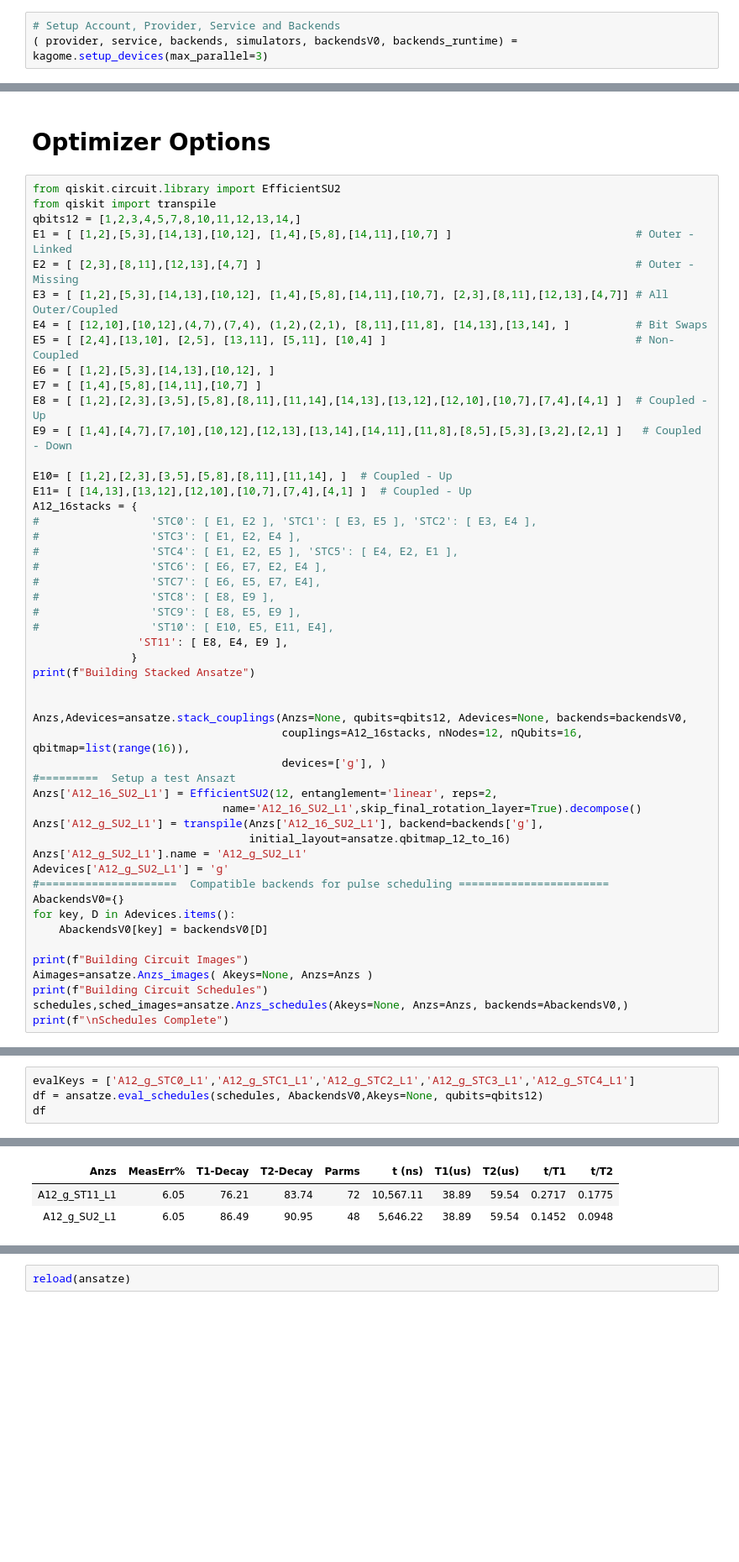
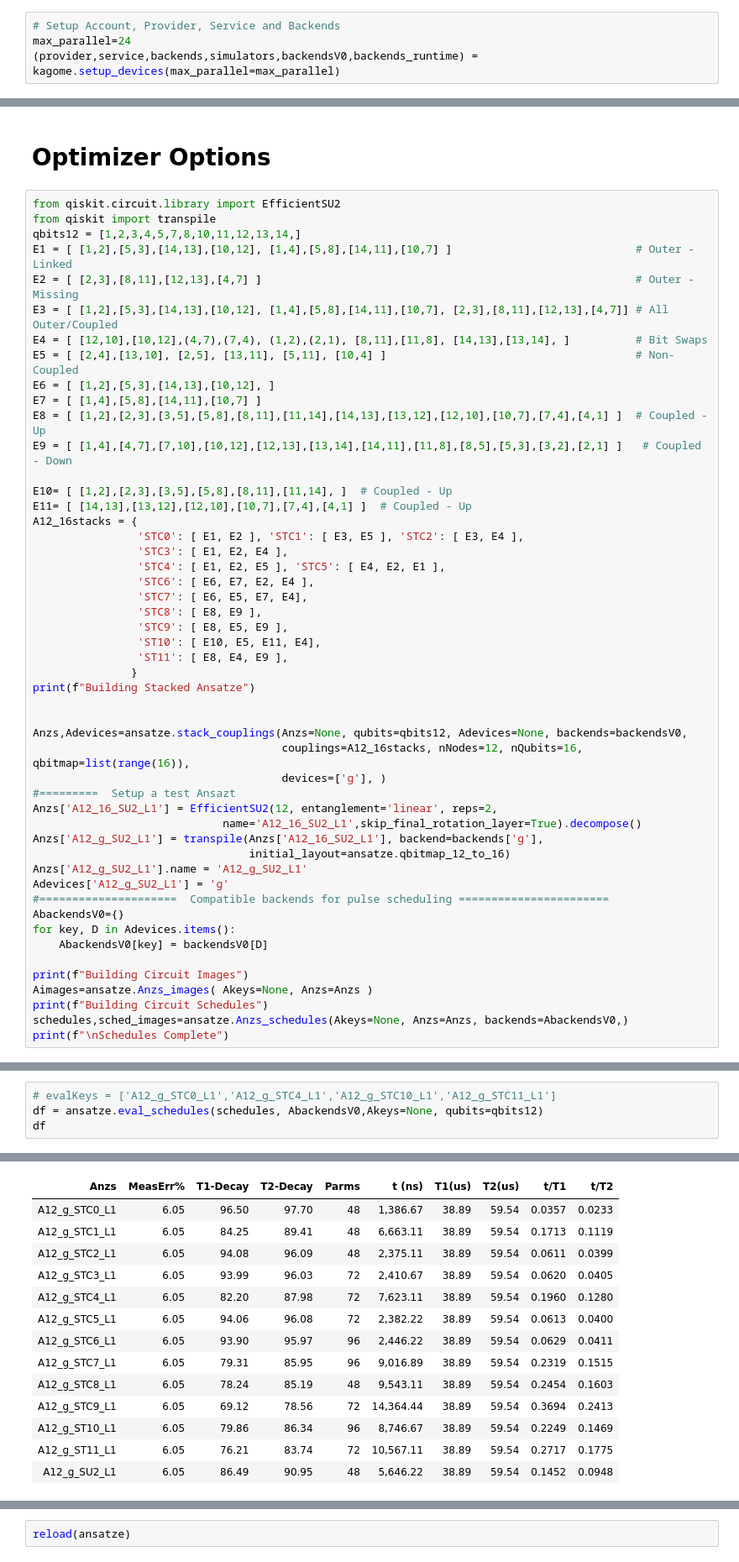
Before and after one commit to rrodenbusch/open-science-prize-2022, a Jupyter notebook: H12_16-Kagome.ipynb, the cells around one changed output, grey strips where cells are left out. Shown at 84% size. Saved outputs shown, nothing was run; the diff lists cells and outputs as text; blank space fills up the shorter version.

```diff
--- a/H12_16-Kagome.ipynb
+++ b/H12_16-Kagome.ipynb
@@ -170,5 +167,6 @@ H4_4: Edges 4 Eigenvalues 16
 Hamiltonians Loaded
 # %%
 # Setup Account, Provider, Service and Backends
-( provider, service, backends, simulators, backendsV0, backends_runtime) = kagome.setup_devices(max_parallel=3)
+max_parallel=24
+(provider,service,backends,simulators,backendsV0,backends_runtime) = kagome.setup_devices(max_parallel=max_parallel)
 # %% [output]
@@ -222,14 +219,14 @@ E9 = [ [1,4],[4,7],[7,10],[10,12],[12,13],[13,14],[14,11],[11,8],[8,5],[5,3],[3,
 E10= [ [1,2],[2,3],[3,5],[5,8],[8,11],[11,14], ]  # Coupled - Up
 E11= [ [14,13],[13,12],[12,10],[10,7],[7,4],[4,1] ]  # Coupled - Up
 A12_16stacks = {
-#                 'STC0': [ E1, E2 ], 'STC1': [ E3, E5 ], 'STC2': [ E3, E4 ],
-#                 'STC3': [ E1, E2, E4 ],
-#                 'STC4': [ E1, E2, E5 ], 'STC5': [ E4, E2, E1 ],
-#                 'STC6': [ E6, E7, E2, E4 ],
-#                 'STC7': [ E6, E5, E7, E4],
-#                 'STC8': [ E8, E9 ],
-#                 'STC9': [ E8, E5, E9 ],
-#                 'ST10': [ E10, E5, E11, E4],
+                'STC0': [ E1, E2 ], 'STC1': [ E3, E5 ], 'STC2': [ E3, E4 ],
+                'STC3': [ E1, E2, E4 ],
+                'STC4': [ E1, E2, E5 ], 'STC5': [ E4, E2, E1 ],
+                'STC6': [ E6, E7, E2, E4 ],
+                'STC7': [ E6, E5, E7, E4],
+                'STC8': [ E8, E9 ],
+                'STC9': [ E8, E5, E9 ],
+                'ST10': [ E10, E5, E11, E4],
                 'ST11': [ E8, E4, E9 ],
                }
 print(f"Building Stacked Ansatze")
@@ -263,11 +260,22 @@ No Backend  A12_16_ST11_L1, A12_16_SU2_L1,
 Schedules Complete
 # %%
-evalKeys = ['A12_g_STC0_L1','A12_g_STC1_L1','A12_g_STC2_L1','A12_g_STC3_L1','A12_g_STC4_L1']
+# evalKeys = ['A12_g_STC0_L1','A12_g_STC4_L1','A12_g_STC10_L1','A12_g_STC11_L1']
 df = ansatze.eval_schedules(schedules, AbackendsV0,Akeys=None, qubits=qbits12)
 df
 # %% [output]
 Schedule Evaluations
 | Anzs | MeasErr% | T1-Decay | T2-Decay | Parms | t (ns) | T1(us) | T2(us) | t/T1 | t/T2 |
+| A12_g_STC0_L1 | 6.05 | 96.50 | 97.70 | 48 | 1,386.67 | 38.89 | 59.54 | 0.0357 | 0.0233 |
+| A12_g_STC1_L1 | 6.05 | 84.25 | 89.41 | 48 | 6,663.11 | 38.89 | 59.54 | 0.1713 | 0.1119 |
+| A12_g_STC2_L1 | 6.05 | 94.08 | 96.09 | 48 | 2,375.11 | 38.89 | 59.54 | 0.0611 | 0.0399 |
+| A12_g_STC3_L1 | 6.05 | 93.99 | 96.03 | 72 | 2,410.67 | 38.89 | 59.54 | 0.0620 | 0.0405 |
+| A12_g_STC4_L1 | 6.05 | 82.20 | 87.98 | 72 | 7,623.11 | 38.89 | 59.54 | 0.1960 | 0.1280 |
+| A12_g_STC5_L1 | 6.05 | 94.06 | 96.08 | 72 | 2,382.22 | 38.89 | 59.54 | 0.0613 | 0.0400 |
+| A12_g_STC6_L1 | 6.05 | 93.90 | 95.97 | 96 | 2,446.22 | 38.89 | 59.54 | 0.0629 | 0.0411 |
+| A12_g_STC7_L1 | 6.05 | 79.31 | 85.95 | 96 | 9,016.89 | 38.89 | 59.54 | 0.2319 | 0.1515 |
+| A12_g_STC8_L1 | 6.05 | 78.24 | 85.19 | 48 | 9,543.11 | 38.89 | 59.54 | 0.2454 | 0.1603 |
+| A12_g_STC9_L1 | 6.05 | 69.12 | 78.56 | 72 | 14,364.44 | 38.89 | 59.54 | 0.3694 | 0.2413 |
+| A12_g_ST10_L1 | 6.05 | 79.86 | 86.34 | 96 | 8,746.67 | 38.89 | 59.54 | 0.2249 | 0.1469 |
 | A12_g_ST11_L1 | 6.05 | 76.21 | 83.74 | 72 | 10,567.11 | 38.89 | 59.54 | 0.2717 | 0.1775 |
 | A12_g_SU2_L1 | 6.05 | 86.49 | 90.95 | 48 | 5,646.22 | 38.89 | 59.54 | 0.1452 | 0.0948 |
 # %%
```
Also changed, not shown: parts of 9 cells of this notebook.
